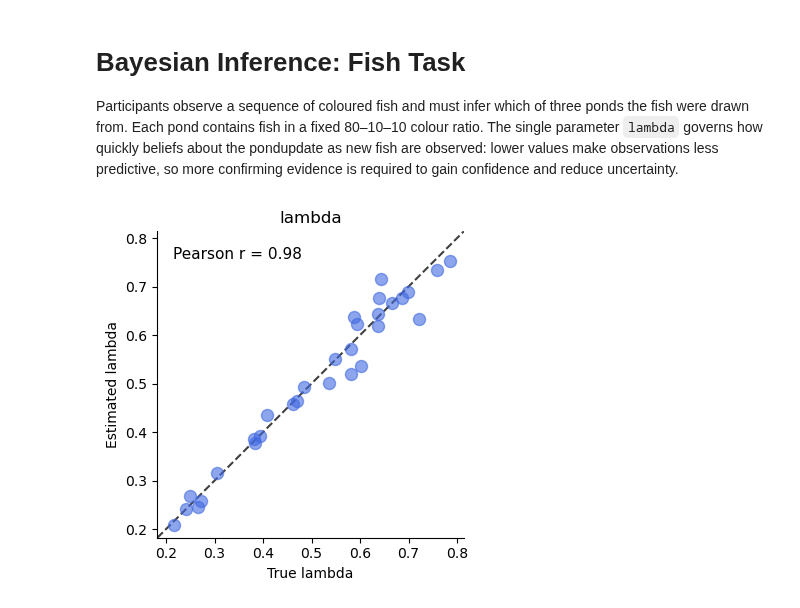
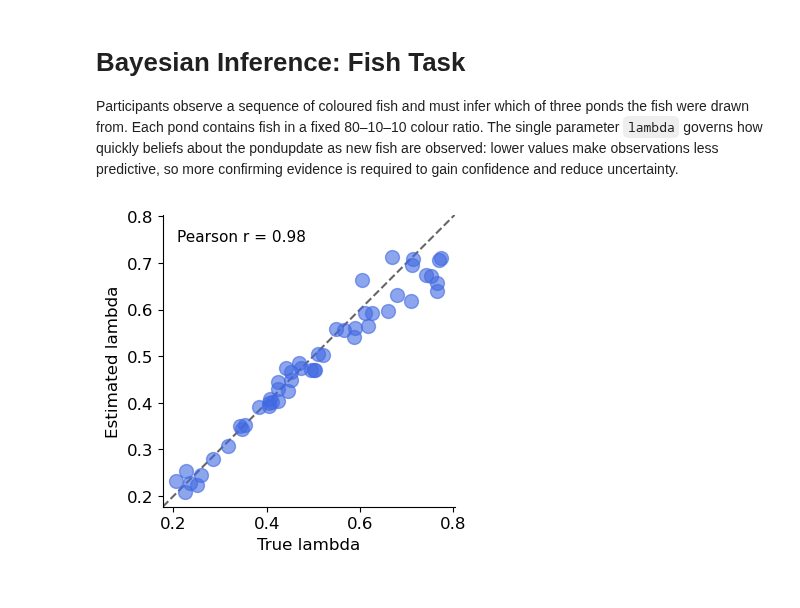
Before and after one commit to shawnrhoads/pyEM, a Jupyter notebook: examples/bayes.ipynb, the cells around one changed output. Cells and saved outputs as stored; diff of their text form; code cells hidden in the pictures.

```diff
--- a/examples/bayes.ipynb
+++ b/examples/bayes.ipynb
@@ -11,24 +11,23 @@ from pyem.models.bayes import bayes_sim, bayes_fit
 from pyem.utils.math import norm2alpha
 # %%
 # simulate computer agents completing the fish task
-nsubjects, nblocks, ntrials = 30, 6, 15
+nsubjects, nblocks, ntrials = 50, 6, 15
 true_lambda = np.random.uniform(0.2, 0.8, size=(nsubjects, 1))
-sim = bayes_sim(true_lambda, nblocks=nblocks, ntrials=ntrials)
-all_data = [[sim["choices"][i], sim["observations"][i]] for i in range(nsubjects)]
 # %%
 # fit and recover
-model = EMModel(all_data=all_data,
+model = EMModel(all_data=None,
                 fit_func=bayes_fit,
                 param_names=["lambda"],
                 param_xform=[norm2alpha],
+                simulate_func=bayes_sim
                 )
 
 recovery = model.recover(true_lambda,
                          pr_inputs=['choices','observations'],
                          nblocks=nblocks, ntrials=ntrials
                          )
 
 # scatter plot of recovered parameters
 fig = model.plot_recovery(recovery)
 # %% [output]
-[figure, old version]
+[figure, new version]
```
